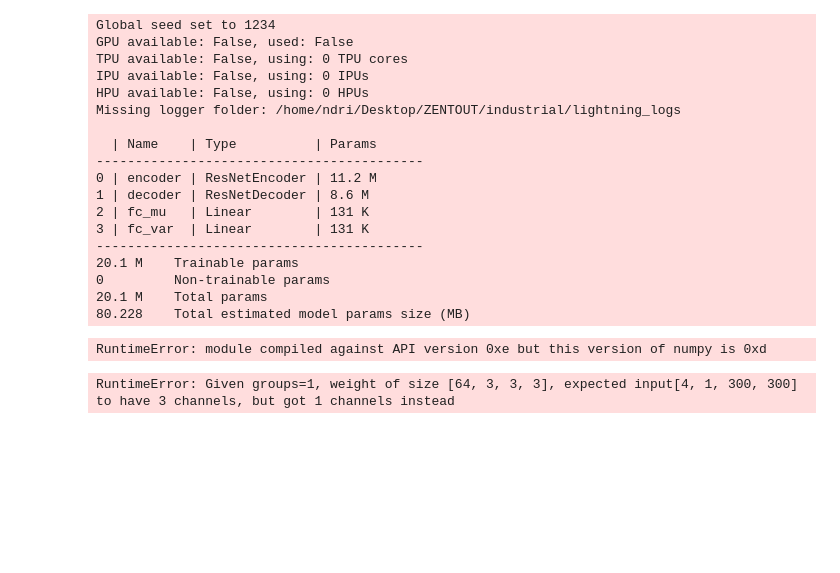
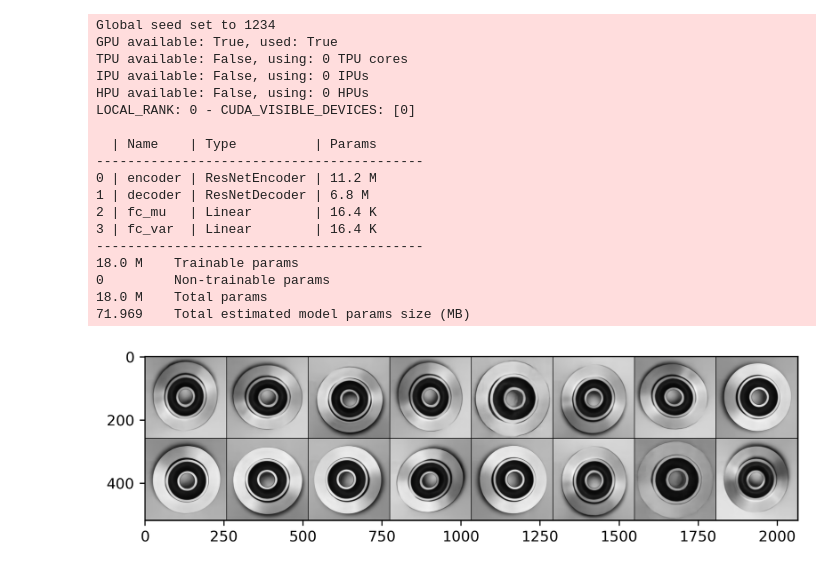
Before and after one commit to Abde951/Anomaly-Detection, a Jupyter notebook: casting-data-kaggle-project/Notebooks/VAE_model.ipynb, the cells around one changed output. Cells and saved outputs as stored; diff of their text form; code cells hidden in the pictures; blank space fills up the shorter version.

Commit message:
adding vae model

```diff
--- a/casting-data-kaggle-project/Notebooks/VAE_model.ipynb
+++ b/casting-data-kaggle-project/Notebooks/VAE_model.ipynb
@@ -9,7 +9,7 @@ from pl_bolts.models.autoencoders.components import (
 
 
 class VAE(pl.LightningModule):
-    def __init__(self, enc_out_dim=512, latent_dim=256, input_height=32):
+    def __init__(self, enc_out_dim=512, latent_dim=32, input_height=256):
         super().__init__()
 
         self.save_hyperparameters()
@@ -30,8 +30,11 @@ class VAE(pl.LightningModule):
         # for the gaussian likelihood
         self.log_scale = nn.Parameter(torch.Tensor([0.0]))
 
+        self.total_recons = []
+        self.total_kl = []
+
     def configure_optimizers(self):
-        return torch.optim.Adam(self.parameters(), lr=1e-4)
+        return torch.optim.Adam(self.parameters(), lr=1e-3)
 
     def gaussian_likelihood(self, x_hat, logscale, x):
         scale = torch.exp(logscale)
@@ -80,6 +83,9 @@ class VAE(pl.LightningModule):
         # kl
         kl = self.kl_divergence(z, mu, std)
 
+        self.total_recons.append(recon_loss.mean().item())
+        self.total_kl.append(kl.mean().item())
+
         # elbo
         elbo = (kl - recon_loss)
         elbo = elbo.mean()
@@ -98,35 +104,33 @@ import torchvision
 import torchvision.transforms as transforms
 from torch.utils.data import DataLoader
 
-transform = transforms.Compose([transforms.ToTensor(),transforms.Grayscale()])
+transform = transforms.Compose([transforms.ToTensor(),transforms.Resize(256)])
 
 train_ok_path = 'dataset/archive/casting_data/casting_data/train_one_class'
 trainset = torchvision.datasets.ImageFolder(train_ok_path, transform = transform)
-trainloader = DataLoader(trainset, batch_size=4, shuffle = True)
+trainloader = DataLoader(trainset, batch_size=16, shuffle = True, num_workers=5)
 # %%
 pl.seed_everything(1234)
 
 vae = VAE()
-trainer = pl.Trainer(max_epochs=5, progress_bar_refresh_rate=10)
+trainer = pl.Trainer(gpus=1,max_epochs=200, progress_bar_refresh_rate=10)
 trainer.fit(vae, trainloader)
 # %% [output]
 Global seed set to 1234
-GPU available: False, used: False
+GPU available: True, used: True
 TPU available: False, using: 0 TPU cores
 IPU available: False, using: 0 IPUs
 HPU available: False, using: 0 HPUs
-Missing logger folder: /home/ndri/Desktop/ZENTOUT/industrial/lightning_logs
+LOCAL_RANK: 0 - CUDA_VISIBLE_DEVICES: [0]
 
   | Name    | Type          | Params
 ------------------------------------------
 0 | encoder | ResNetEncoder | 11.2 M
-1 | decoder | ResNetDecoder | 8.6 M
-2 | fc_mu   | Linear        | 131 K
-3 | fc_var  | Linear        | 131 K
+1 | decoder | ResNetDecoder | 6.8 M
+2 | fc_mu   | Linear        | 16.4 K
+3 | fc_var  | Linear        | 16.4 K
 ------------------------------------------
-20.1 M    Trainable params
+18.0 M    Trainable params
 0         Non-trainable params
-20.1 M    Total params
-80.228    Total estimated model params size (MB)
+18.0 M    Total params
+71.969    Total estimated model params size (MB)
-RuntimeError: module compiled against API version 0xe but this version of numpy is 0xd
-RuntimeError: Given groups=1, weight of size [64, 3, 3, 3], expected input[4, 1, 300, 300] to have 3 channels, but got 1 channels instead
@@ -132,0 +139,42 @@ RuntimeError: Given groups=1, weight of size [64, 3, 3, 3], expected input[4, 1,
+# %%
+from matplotlib.pyplot import imshow, figure
+import numpy as np
+from torchvision.utils import make_grid
+#from pl_bolts.transforms.dataset_normalizations import cifar10_normalization
+figure(figsize=(8, 3), dpi=300)
+
+# Z COMES FROM NORMAL(0, 1)
+num_preds = 16
+exemple = iter(trainloader)
+images, labels = next(exemple)
+mu = vae.fc_mu(vae.encoder(images))
+log_var = vae.fc_var(vae.encoder(images))
+std = torch.exp(log_var/2)
+q = torch.distributions.Normal(mu, std)
+z = q.rsample()
+
+# SAMPLE IMAGES
+with torch.no_grad():
+    mu = vae.fc_mu(vae.encoder(images))
+    log_var = vae.fc_var(vae.encoder(images))
+    std = torch.exp(log_var/2)
+    q = torch.distributions.Normal(mu, std)
+    z = q.rsample()
+    pred = vae.decoder(z.to(vae.device)).cpu()
+    recon_loss = vae.gaussian_likelihood(pred, vae.log_scale, images)
+
+    # kl
+    kl = vae.kl_divergence(z, mu, std)
+
+    # elbo
+    elbo = (kl - recon_loss)
+    #elbo = elbo.mean()
+
+# UNDO DATA NORMALIZATION
+#normalize = cifar10_normalization()
+#mean, std = np.array(normalize.mean), np.array(normalize.std)
+img = make_grid(pred).permute(1, 2, 0).numpy()
+# PLOT IMAGES
+imshow(img);
+# %% [output]
+[figure, added]
```
Also changed, not shown: parts of 13 cells of this notebook.
